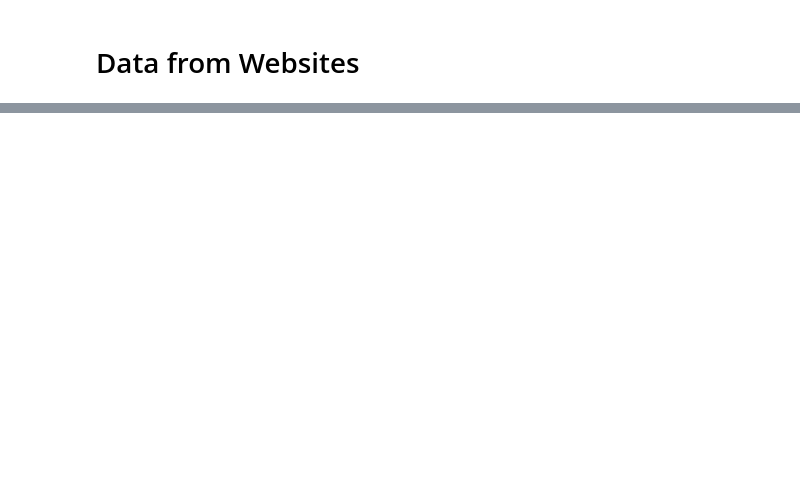
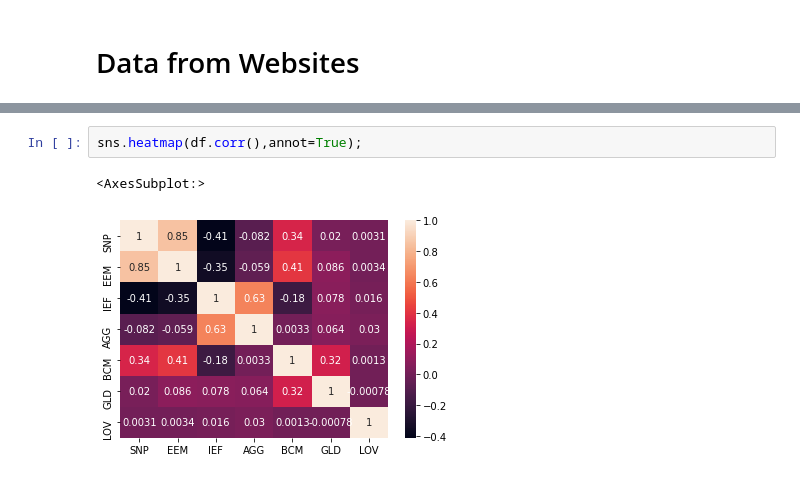
Before and after one commit to changjulian17/DataSciencePortfolio, a Jupyter notebook: Investment_Portfolio/ticker_data.ipynb, the cells around one changed output, grey strips where cells are left out. Cells and saved outputs as stored; diff of their text form; blank space fills up the shorter version.

```diff
--- a/Investment_Portfolio/ticker_data.ipynb
+++ b/Investment_Portfolio/ticker_data.ipynb
@@ -95,0 +190,5 @@ gold = gold.pct_change().apply(lambda x:np.log(1+x))
+# %%
+sns.heatmap(df.corr(),annot=True);
+# %% [output]
+<AxesSubplot:>
+[figure, added]
```
Also changed, not shown: parts of 41 cells of this notebook, 6 other files.
